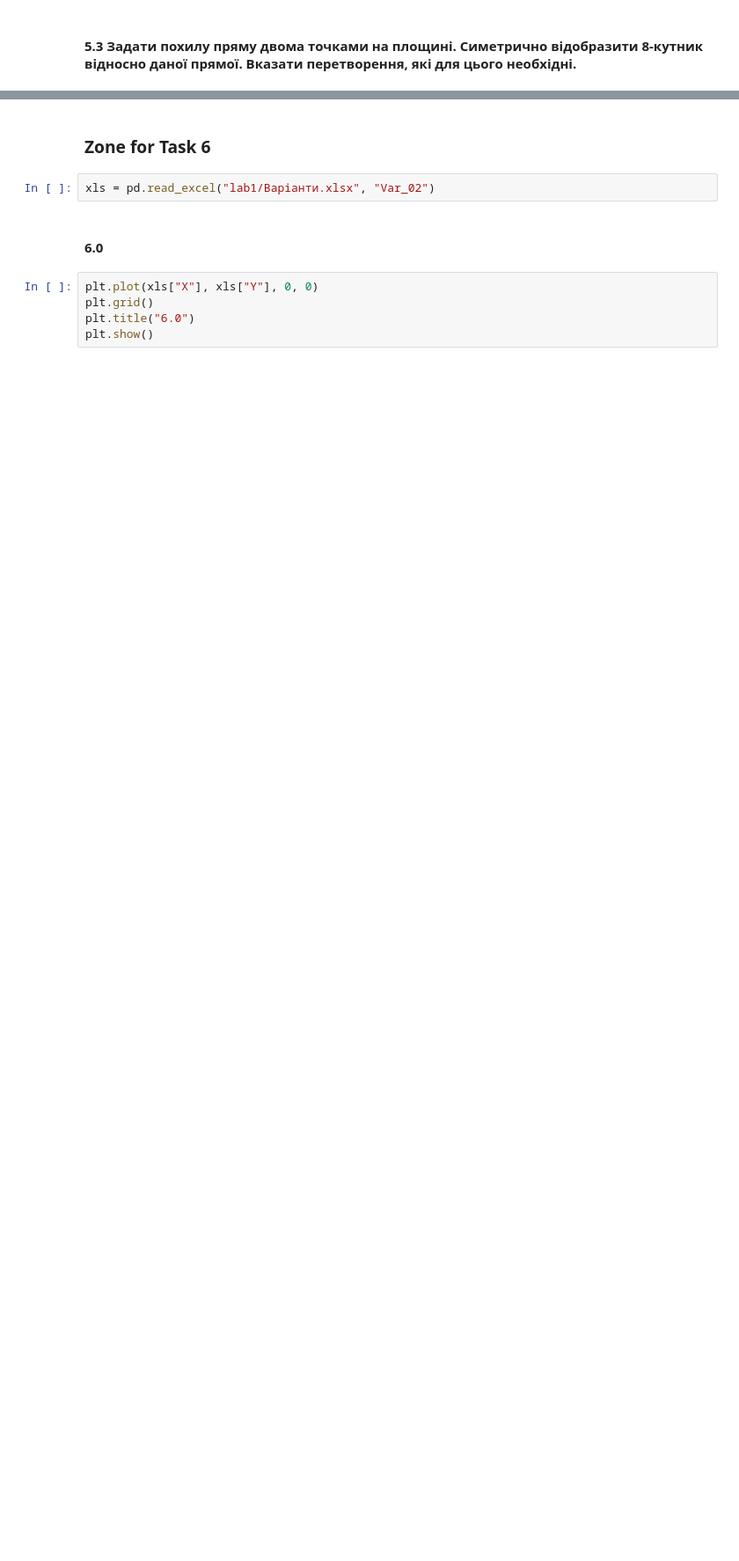
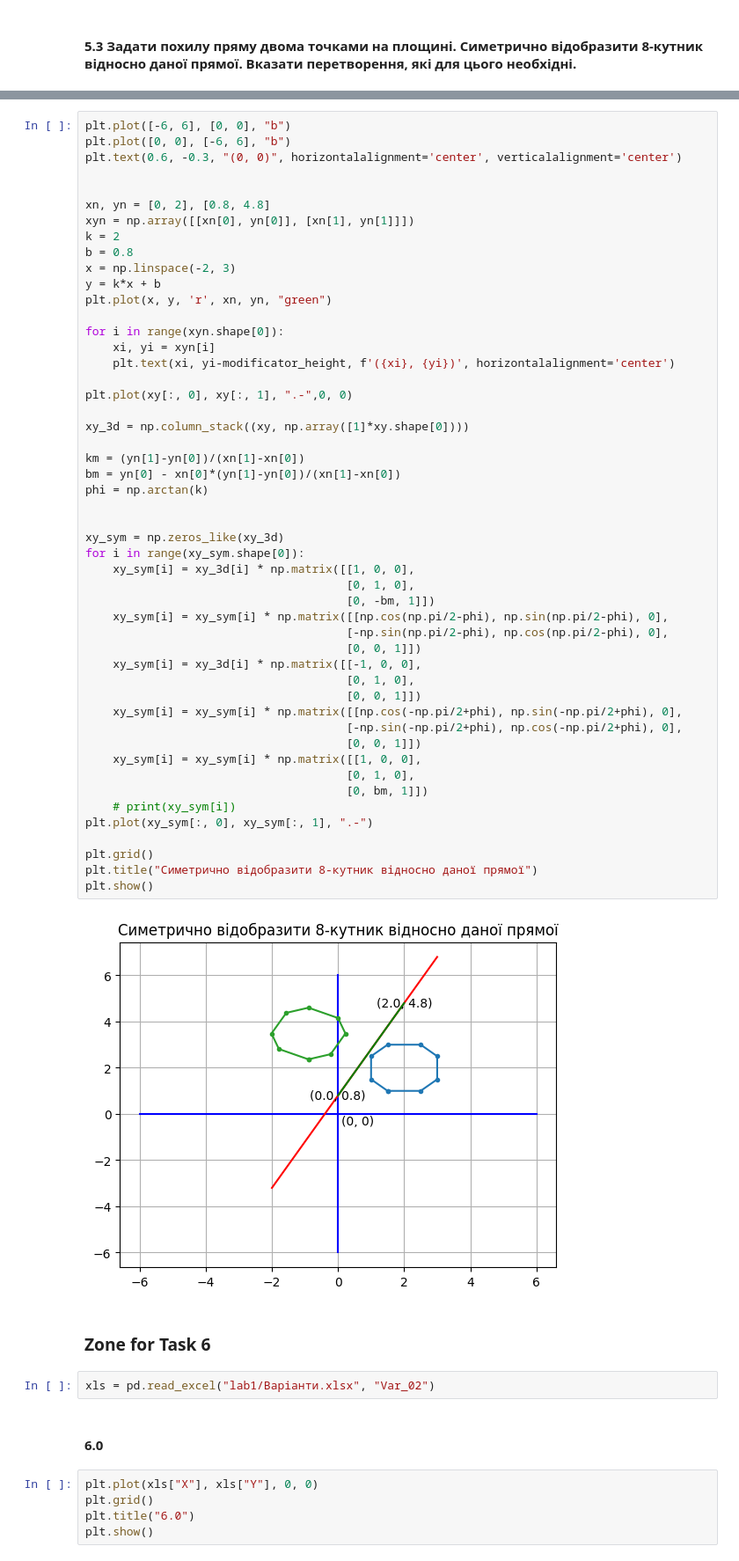
Before and after one commit to KlymentievMaksym/CompGraph, a Jupyter notebook: Lab1.ipynb, the cells around one changed output, grey strips where cells are left out. Shown at 88% size. Drawn from its saved outputs; the diff is of its cells as text; blank space fills up the shorter version.

Commit message:
Almost final, some problem with matrix for last

```diff
--- a/Lab1.ipynb
+++ b/Lab1.ipynb
@@ -118,3 +99,55 @@ plt.show()
+# %%
+plt.plot([-6, 6], [0, 0], "b")
+plt.plot([0, 0], [-6, 6], "b")
+plt.text(0.6, -0.3, "(0, 0)", horizontalalignment='center', verticalalignment='center')
+
+
+xn, yn = [0, 2], [0.8, 4.8]
+xyn = np.array([[xn[0], yn[0]], [xn[1], yn[1]]])
+k = 2
+b = 0.8
+x = np.linspace(-2, 3)
+y = k*x + b
+plt.plot(x, y, 'r', xn, yn, "green")
+
+for i in range(xyn.shape[0]):
+    xi, yi = xyn[i]
+    plt.text(xi, yi-modificator_height, f'({xi}, {yi})', horizontalalignment='center')
+
+plt.plot(xy[:, 0], xy[:, 1], ".-",0, 0)
+
+xy_3d = np.column_stack((xy, np.array([1]*xy.shape[0])))
+
+km = (yn[1]-yn[0])/(xn[1]-xn[0])
+bm = yn[0] - xn[0]*(yn[1]-yn[0])/(xn[1]-xn[0])
+phi = np.arctan(k)
+
+
+xy_sym = np.zeros_like(xy_3d)
+for i in range(xy_sym.shape[0]):
+    xy_sym[i] = xy_3d[i] * np.matrix([[1, 0, 0],
+                                      [0, 1, 0],
+                                      [0, -bm, 1]])
+    xy_sym[i] = xy_sym[i] * np.matrix([[np.cos(np.pi/2-phi), np.sin(np.pi/2-phi), 0],
+                                      [-np.sin(np.pi/2-phi), np.cos(np.pi/2-phi), 0],
+                                      [0, 0, 1]])
+    xy_sym[i] = xy_3d[i] * np.matrix([[-1, 0, 0],
+                                      [0, 1, 0],
+                                      [0, 0, 1]])
+    xy_sym[i] = xy_sym[i] * np.matrix([[np.cos(-np.pi/2+phi), np.sin(-np.pi/2+phi), 0],
+                                      [-np.sin(-np.pi/2+phi), np.cos(-np.pi/2+phi), 0],
+                                      [0, 0, 1]])
+    xy_sym[i] = xy_sym[i] * np.matrix([[1, 0, 0],
+                                      [0, 1, 0],
+                                      [0, bm, 1]])
+    # print(xy_sym[i])
+plt.plot(xy_sym[:, 0], xy_sym[:, 1], ".-")
+
+plt.grid()
+plt.title("Симетрично відобразити 8-кутник відносно даної прямої")
+plt.show()
+# %% [output]
+[figure, added]
 # %% [markdown]
 ### Zone for Task 6
 # %%
```
Also changed, not shown: parts of 1 cell of this notebook.
